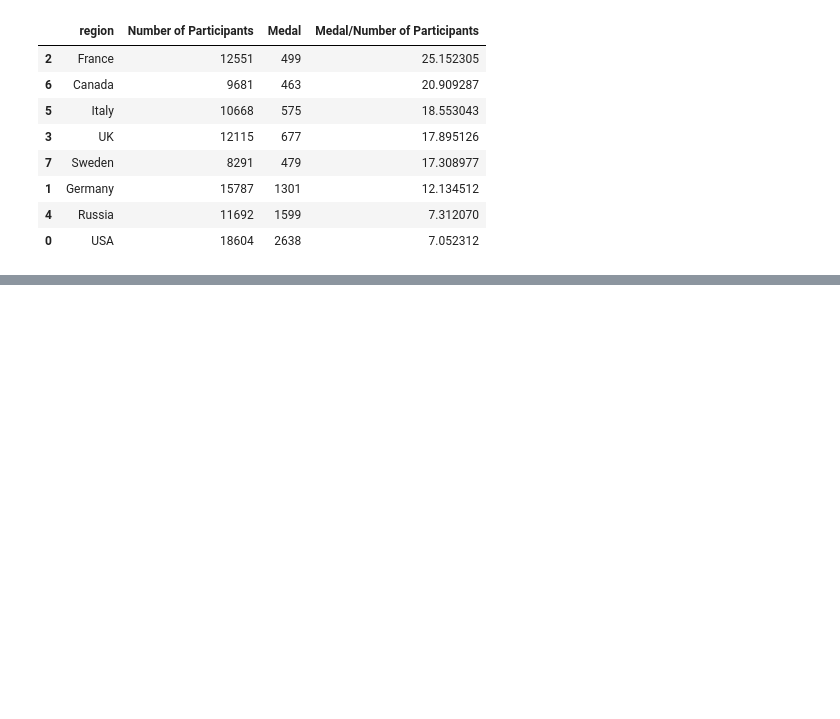
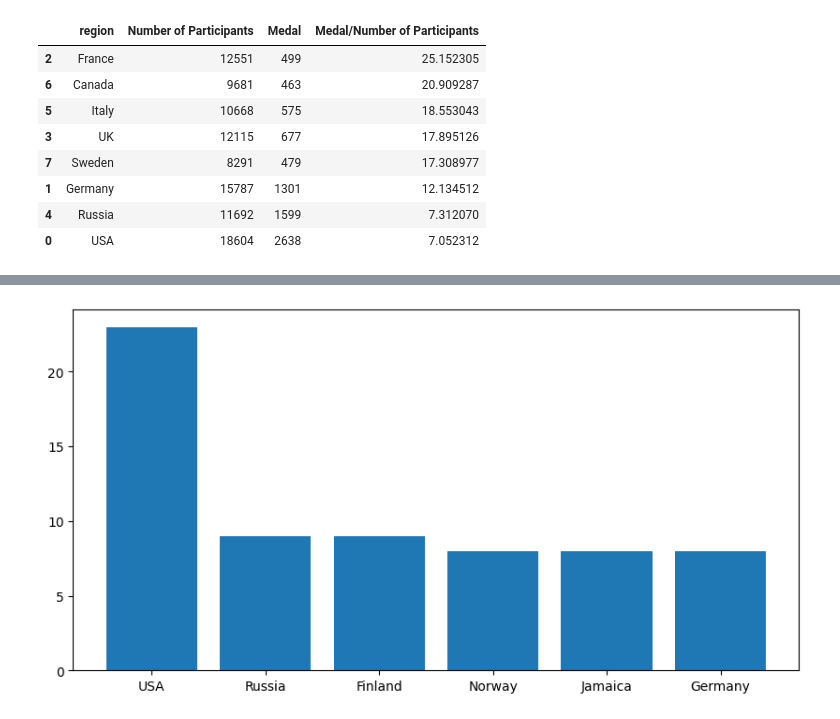
Before and after one commit to Sahil-987/Olympic-Dataset-Analysis, a Jupyter notebook: main.ipynb, the cells around one changed output, grey strips where cells are left out. Cells and saved outputs as stored; diff of their text form; code cells hidden in the pictures; blank space fills up the shorter version.

```diff
--- a/main.ipynb
+++ b/main.ipynb
@@ -642,0 +654,3 @@ df_participation_gold_medal.sort_values(by='Medal/Number of Participants', ascen
+# %%
+df_best_athlts = df_final[df_final['Medal']=='Gold'].groupby(['ID','Name','region','Sport'])['Medal'].count().nlargest(10).reset_index()
+df_best_athlts
@@ -642,0 +669,6 @@ df_participation_gold_medal.sort_values(by='Medal/Number of Participants', ascen
+# %%
+plt.figure(figsize=(10,5))
+plt.bar(df_best_athlts['region'],df_best_athlts['Medal'])
+plt.show()
+# %% [output]
+[figure, added]
```
Also changed, not shown: parts of 9 cells of this notebook.
